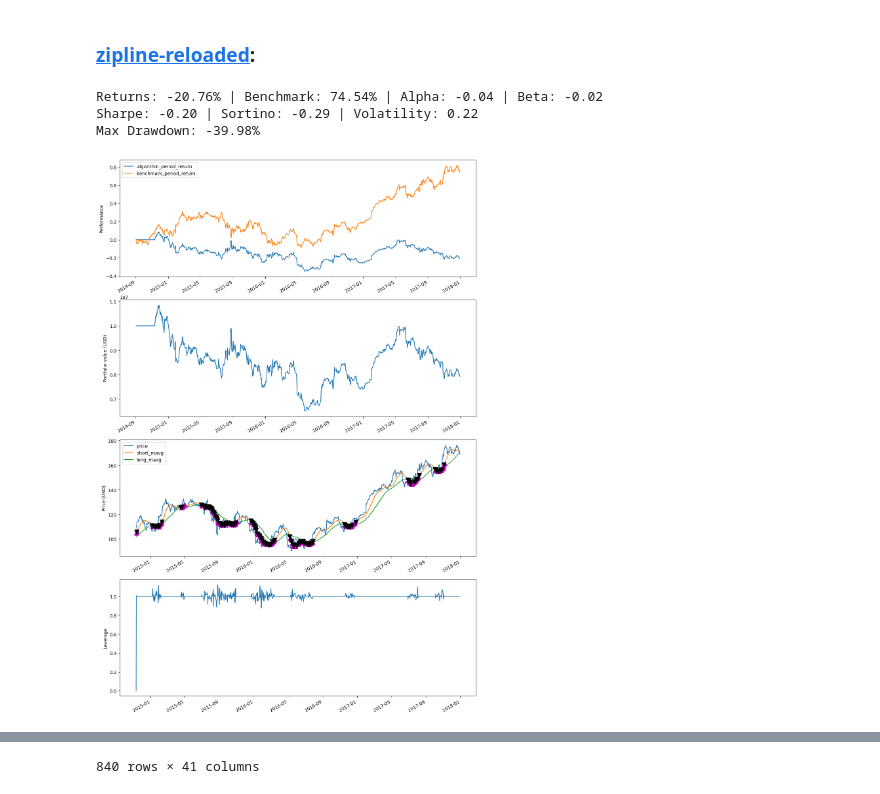
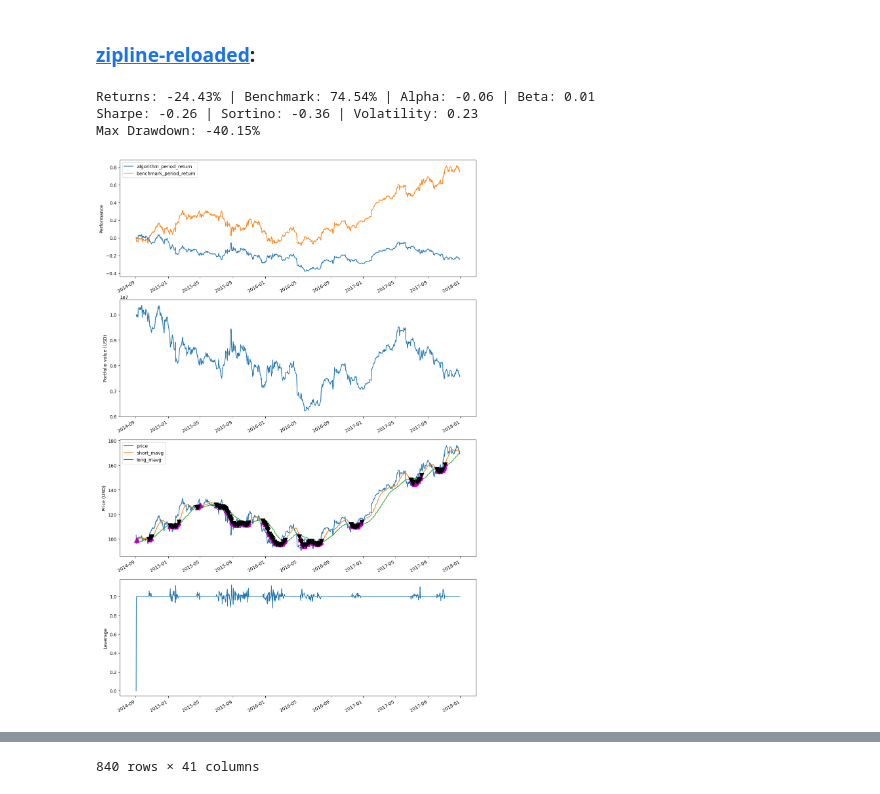
Before and after one commit to usunyu/quant-for-manna, a Jupyter notebook: tutorials/py_programming_for_finance/14_Placing_a_trade_order_with_Quantopian.ipynb, the cells around one changed output, grey strips where cells are left out. Drawn from its saved outputs; the diff is of its cells as text; code cells hidden in the pictures.

Commit message:
[pyfin] #14 - Remove context.i for simplicity

```diff
--- a/tutorials/py_programming_for_finance/14_Placing_a_trade_order_with_Quantopian.ipynb
+++ b/tutorials/py_programming_for_finance/14_Placing_a_trade_order_with_Quantopian.ipynb
@@ -110,13 +110,9 @@ from zipline.api import order_target_percent, record, symbol, get_open_orders
 
 def initialize(context):
     context.aapl = symbol("AAPL")
-    context.i = 0
+
 
 def handle_data(context, data):
-    # Skip first 50 days to get full windows
-    context.i += 1
-    if context.i < 50:
-        return
 
     # Compute averages
     # history() has to be called with the same params
@@ -182,34 +178,34 @@ def analyze(context=None, results=None):
         results[["short_mavg", "long_mavg"]].plot(ax=ax3)
 
         trans = results[[t != [] for t in results.transactions]]
         buys = trans[[t[0]["amount"] > 0 for t in trans.transactions]]
         sells = trans[[t[0]["amount"] < 0 for t in trans.transactions]]
         ax3.plot(
             buys.index,
             results.short_mavg.loc[buys.index],
             "^",
             markersize=10,
             color="m",
         )
         ax3.plot(
             sells.index,
             results.short_mavg.loc[sells.index],
             "v",
             markersize=10,
             color="k",
         )
         plt.legend(loc=0)
     else:
         msg = "price, short_mavg & long_mavg data not captured using record()."
         ax3.annotate(msg, xy=(0.1, 0.5))
 
     ax4 = fig.add_subplot(414)
     results.leverage.plot(ax=ax4)
     ax4.set_ylabel("Leverage")
 
     plt.show()
 # %% [output]
-Returns: -20.76% | Benchmark: 74.54% | Alpha: -0.04 | Beta: -0.02
-Sharpe: -0.20 | Sortino: -0.29 | Volatility: 0.22
-Max Drawdown: -39.98%
+Returns: -24.43% | Benchmark: 74.54% | Alpha: -0.06 | Beta: 0.01
+Sharpe: -0.26 | Sortino: -0.36 | Volatility: 0.23
+Max Drawdown: -40.15%
-[figure, old version]
+[figure, new version]
```
Also changed, not shown: parts of 1 cell of this notebook.
